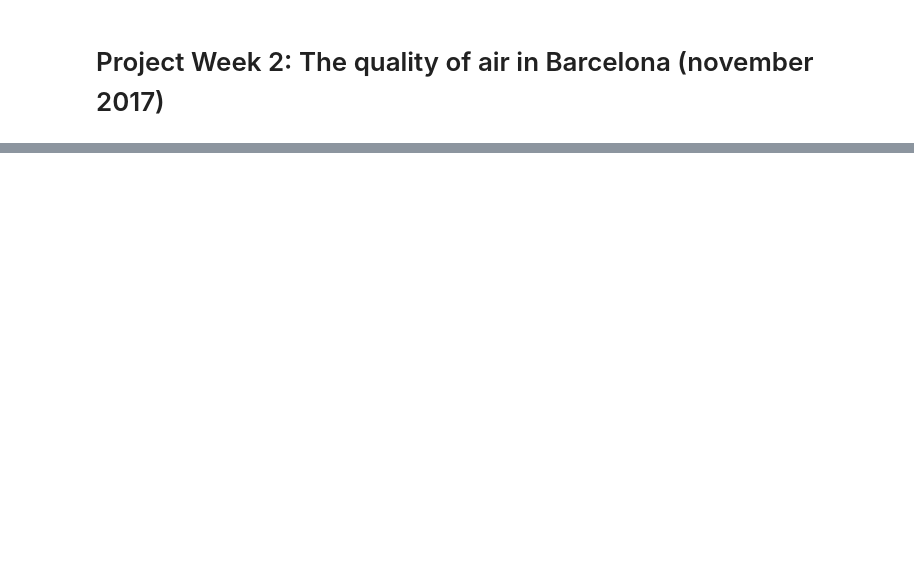
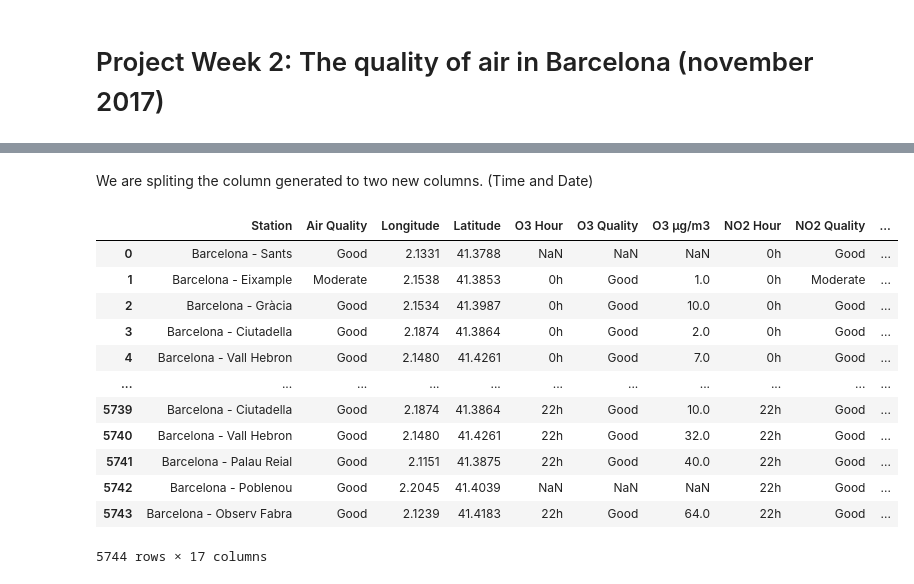
Before and after one commit to TimEisenmenger/Project-Week-2-Barcelona, a Jupyter notebook: your-project/Quality of the air in BCN - nov 17 .ipynb, the cells around one changed output, grey strips where cells are left out. Cells and saved outputs as stored; diff of their text form; code cells hidden in the pictures; blank space fills up the shorter version.

```diff
--- a/your-project/Quality of the air in BCN - nov 17 .ipynb
+++ b/your-project/Quality of the air in BCN - nov 17 .ipynb
@@ -43,0 +101,2 @@ qair.tail(10)
+# %%
+air_quality = air_quality.rename(columns={"O3 Value":"O3 µg/m3","NO2 Value":"NO2 µg/m3","PM10 Value":"PM10 µg/m3"})
@@ -43,0 +112,19 @@ qair.tail(10)
+# %% [markdown]
+We are spliting the column generated to two new columns. (Time and Date)
+# %%
+air_quality[['Generated Date','Generated Time']] = air_quality.Generated.str.split(expand=True)
+air_quality
+# %% [output]
+|  | Station | Air Quality | Longitude | Latitude | O3 Hour | O3 Quality | O3 µg/m3 | NO2 Hour | NO2 Quality | ... |
+| 0 | Barcelona - Sants | Good | 2.1331 | 41.3788 | NaN | NaN | NaN | 0h | Good | ... |
+| 1 | Barcelona - Eixample | Moderate | 2.1538 | 41.3853 | 0h | Good | 1.0 | 0h | Moderate | ... |
+| 2 | Barcelona - Gràcia | Good | 2.1534 | 41.3987 | 0h | Good | 10.0 | 0h | Good | ... |
+| 3 | Barcelona - Ciutadella | Good | 2.1874 | 41.3864 | 0h | Good | 2.0 | 0h | Good | ... |
+| 4 | Barcelona - Vall Hebron | Good | 2.1480 | 41.4261 | 0h | Good | 7.0 | 0h | Good | ... |
+| ... | ... | ... | ... | ... | ... | ... | ... | ... | ... | ... |
+| 5739 | Barcelona - Ciutadella | Good | 2.1874 | 41.3864 | 22h | Good | 10.0 | 22h | Good | ... |
+| 5740 | Barcelona - Vall Hebron | Good | 2.1480 | 41.4261 | 22h | Good | 32.0 | 22h | Good | ... |
+| 5741 | Barcelona - Palau Reial | Good | 2.1151 | 41.3875 | 22h | Good | 40.0 | 22h | Good | ... |
+| 5742 | Barcelona - Poblenou | Good | 2.2045 | 41.4039 | NaN | NaN | NaN | 22h | Good | ... |
+| 5743 | Barcelona - Observ Fabra | Good | 2.1239 | 41.4183 | 22h | Good | 64.0 | 22h | Good | ... |
+5744 rows × 17 columns
```
Also changed, not shown: parts of 32 cells of this notebook, 1 other file.
